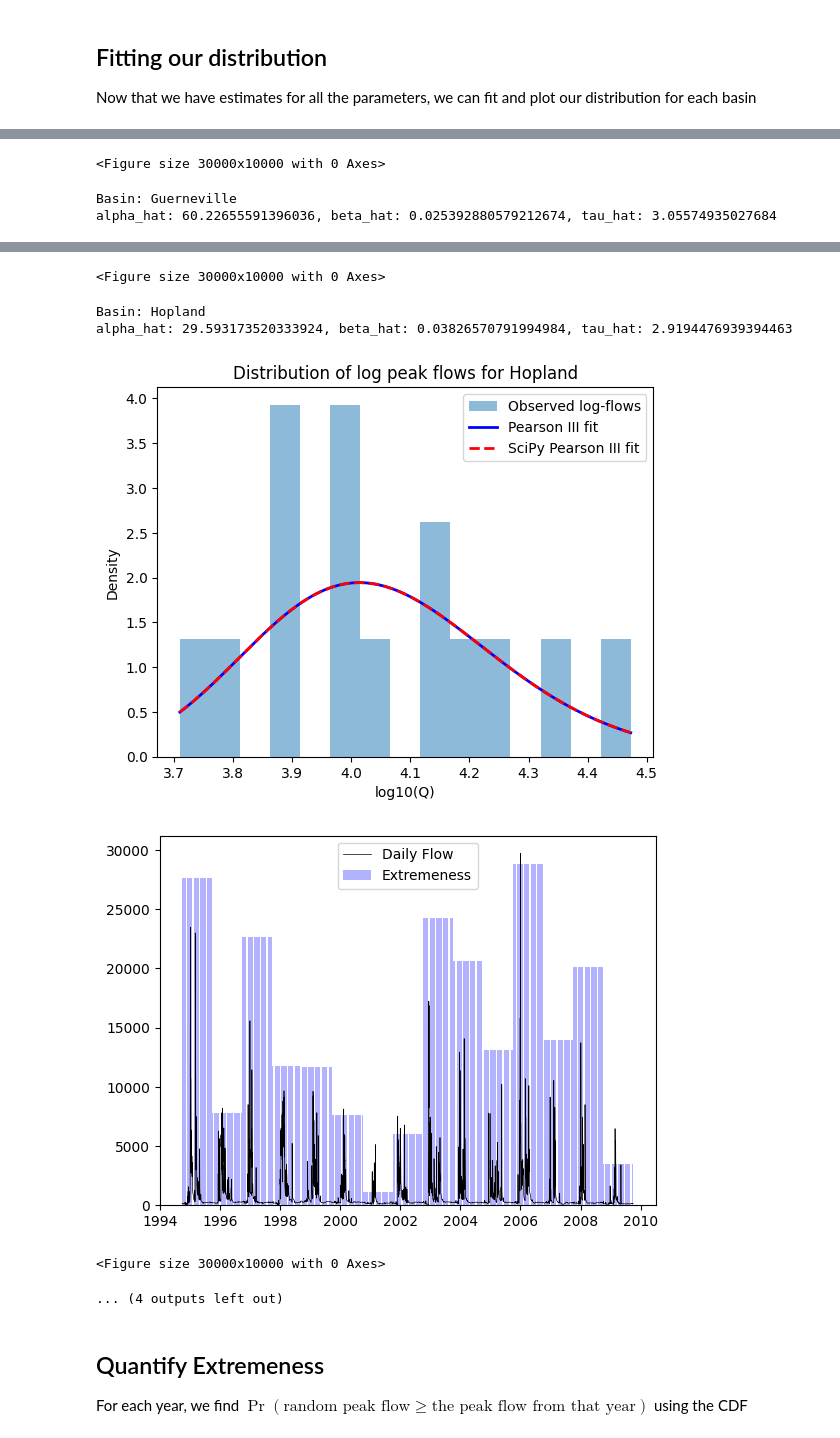
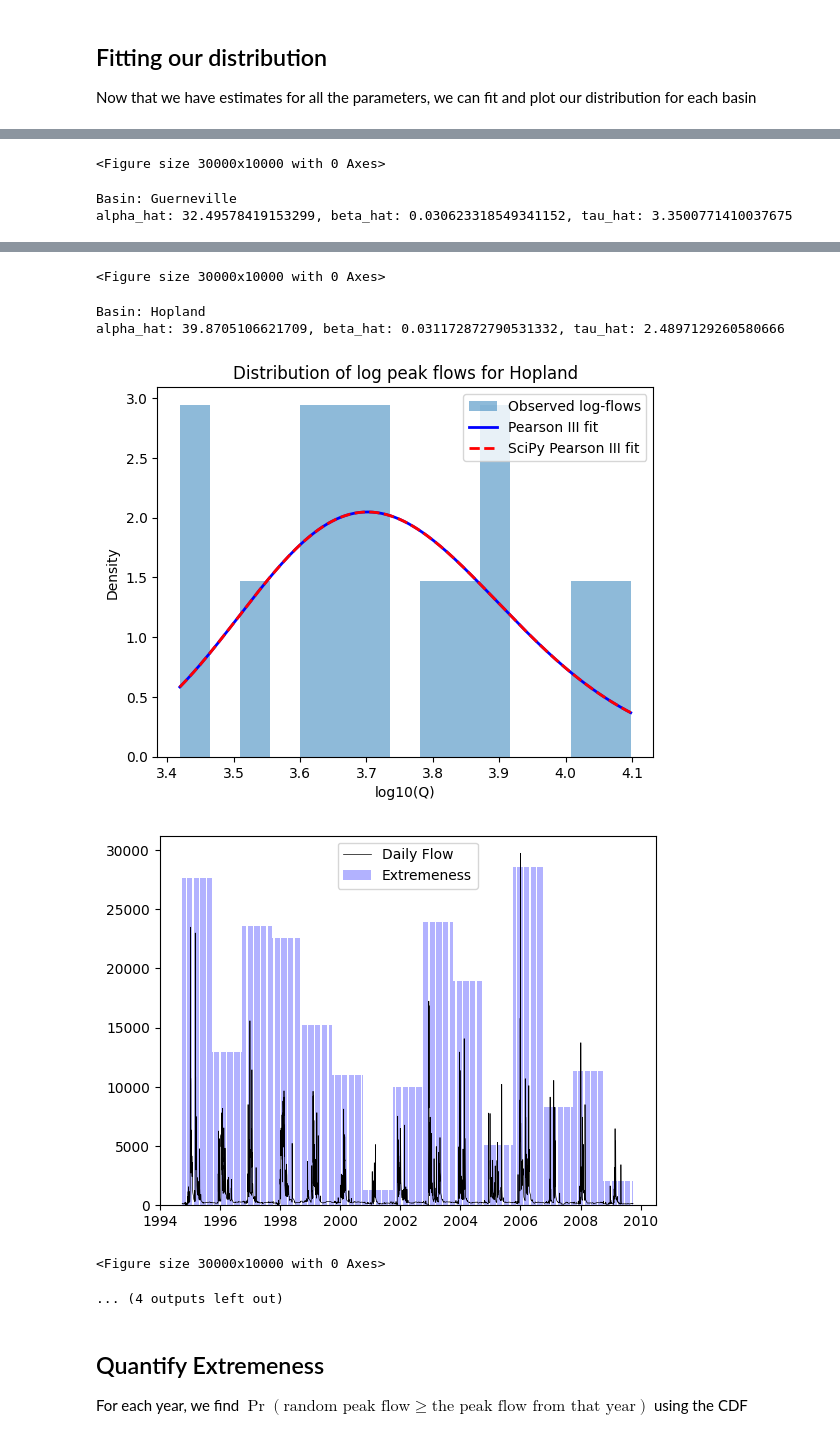
Before and after one commit to ArmanO2005/Fitting-a-Pearson-Type-III-Distribution-to-Peak-Flow-Data-from-the-Russian-River, a Jupyter notebook: Peak_Flow_Analysis.ipynb, the cells around one changed output, grey strips where cells are left out. Drawn from its saved outputs; the diff is of its cells as text; code cells hidden in the pictures.

Commit message:
visualization

```diff
--- a/Peak_Flow_Analysis.ipynb
+++ b/Peak_Flow_Analysis.ipynb
@@ -7,6 +7,9 @@ import pandas as pd
 from scipy.stats import pearson3
 import matplotlib.pyplot as plt
 from scipy.special import gammaln
+
+
+use_7_day_average = True
 # %% [markdown]
 In this notebook we are interested in examining and contextualizing the positive extremeness of a water year i.e., based on the maximum flow which occurred during this year, how does this year compare to the other years in our data set. Additionally, how much more extreme is this year compared to other years in our dataset.
 
@@ -92,20 +95,32 @@ def pearsonIII_tau_estimate(mean_log_peak_flows, beta_hat, alpha_hat):
 
 Now that we have estimates for all the parameters, we can fit and plot our distribution for each basin
 # %%
-calpella_peak_flows = pd.read_csv('russian_river_peak_flows/Calpella.csv')
-guerneville_peak_flows = pd.read_csv('russian_river_peak_flows/Guerneville.csv')
-hopland_peak_flows = pd.read_csv('russian_river_peak_flows/Hopland.csv')
-warmsprings_peak_flows = pd.read_csv('russian_river_peak_flows/Warm.csv')
+if not use_7_day_average:
+    calpella_peak_flows = pd.read_csv('russian_river_peak_flows/Calpella.csv')
+    guerneville_peak_flows = pd.read_csv('russian_river_peak_flows/Guerneville.csv')
+    hopland_peak_flows = pd.read_csv('russian_river_peak_flows/Hopland.csv')
+    warmsprings_peak_flows = pd.read_csv('russian_river_peak_flows/Warm.csv')
+else:
+    calpella_peak_flows = pd.read_csv('russian_river_peak_flows(7d-avg)/Calpella.csv')
+    guerneville_peak_flows = pd.read_csv('russian_river_peak_flows(7d-avg)/Guerneville.csv')
+    hopland_peak_flows = pd.read_csv('russian_river_peak_flows(7d-avg)/Hopland.csv')
+    warmsprings_peak_flows = pd.read_csv('russian_river_peak_flows(7d-avg)/Warm.csv')
 
 calpella_all_data = pd.read_csv('russian_river_data/Calpella_daily.csv')
 guerneville_all_data = pd.read_csv('russian_river_data/Guerneville_daily.csv')
 hopland_all_data = pd.read_csv('russian_river_data/Hopland_daily.csv')
 warmsprings_all_data = pd.read_csv('russian_river_data/WarmSprings_Inflow_daily.csv')
 
-peak_flows = {'Calpella': calpella_peak_flows['Calpella Gage FLOW'].values,
-              'Guerneville': guerneville_peak_flows['Guerneville Gage FLOW'].values,
-              'Hopland': hopland_peak_flows['Hopland Gage FLOW'].values,
-              'Warm Springs': warmsprings_peak_flows['Warm Springs Dam Inflow FLOW'].values}
+if not use_7_day_average:
+    peak_flows = {'Calpella': calpella_peak_flows['Calpella Gage FLOW'].values,
+                'Guerneville': guerneville_peak_flows['Guerneville Gage FLOW'].values,
+                'Hopland': hopland_peak_flows['Hopland Gage FLOW'].values,
+                'Warm Springs': warmsprings_peak_flows['Warm Springs Dam Inflow FLOW'].values}
+else:
+    peak_flows = {'Calpella': calpella_peak_flows['mav'].values,
+                'Guerneville': guerneville_peak_flows['mav'].values,
+                'Hopland': hopland_peak_flows['mav'].values,
+                'Warm Springs': warmsprings_peak_flows['mav'].values}
 
 all_data = {'Calpella': calpella_all_data,
             'Guerneville': guerneville_all_data,
@@ -209,3 +224,3 @@ alpha_hat: 66.86964233116761, beta_hat: -0.02405150278746636, tau_hat: 5.2176377
 <Figure size 30000x10000 with 0 Axes>
 Basin: Guerneville
-alpha_hat: 60.22655591396036, beta_hat: 0.025392880579212674, tau_hat: 3.05574935027684
+alpha_hat: 32.49578419153299, beta_hat: 0.030623318549341152, tau_hat: 3.3500771410037675
@@ -214,8 +229,8 @@ alpha_hat: 60.22655591396036, beta_hat: 0.025392880579212674, tau_hat: 3.0557493
 <Figure size 30000x10000 with 0 Axes>
 Basin: Hopland
-alpha_hat: 29.593173520333924, beta_hat: 0.03826570791994984, tau_hat: 2.9194476939394463
+alpha_hat: 39.8705106621709, beta_hat: 0.031172872790531332, tau_hat: 2.4897129260580666
-[figure, old version]
+[figure, new version]
-[figure, old version]
+[figure, new version]
 <Figure size 30000x10000 with 0 Axes>
 ... (4 outputs left out)
 # %% [markdown]
```
Also changed, not shown: parts of 3 cells of this notebook, 15 other files.
